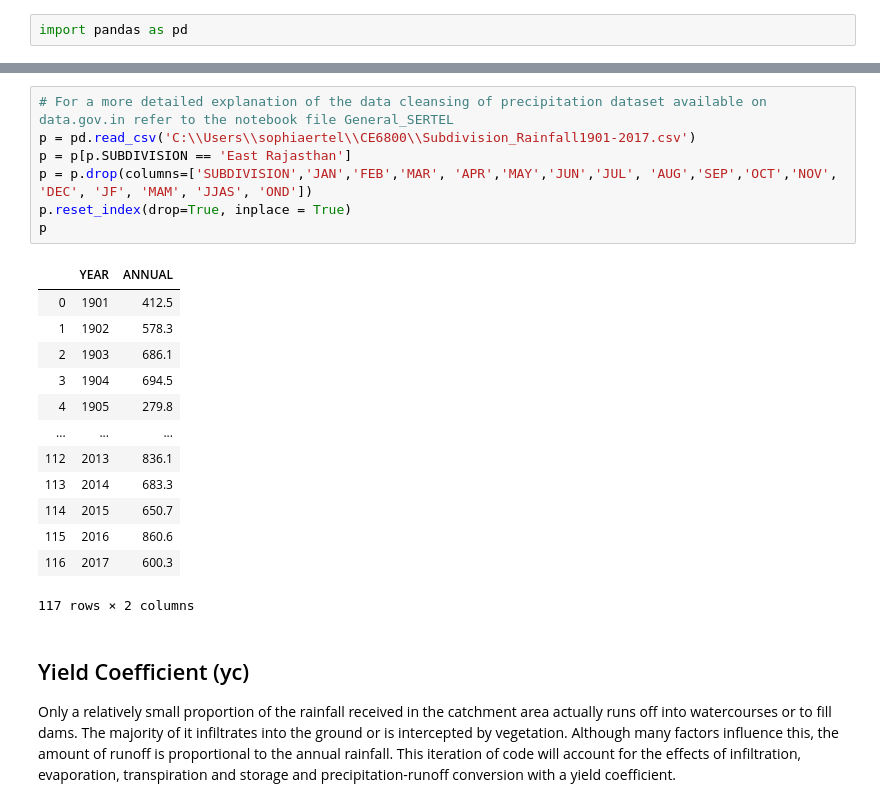
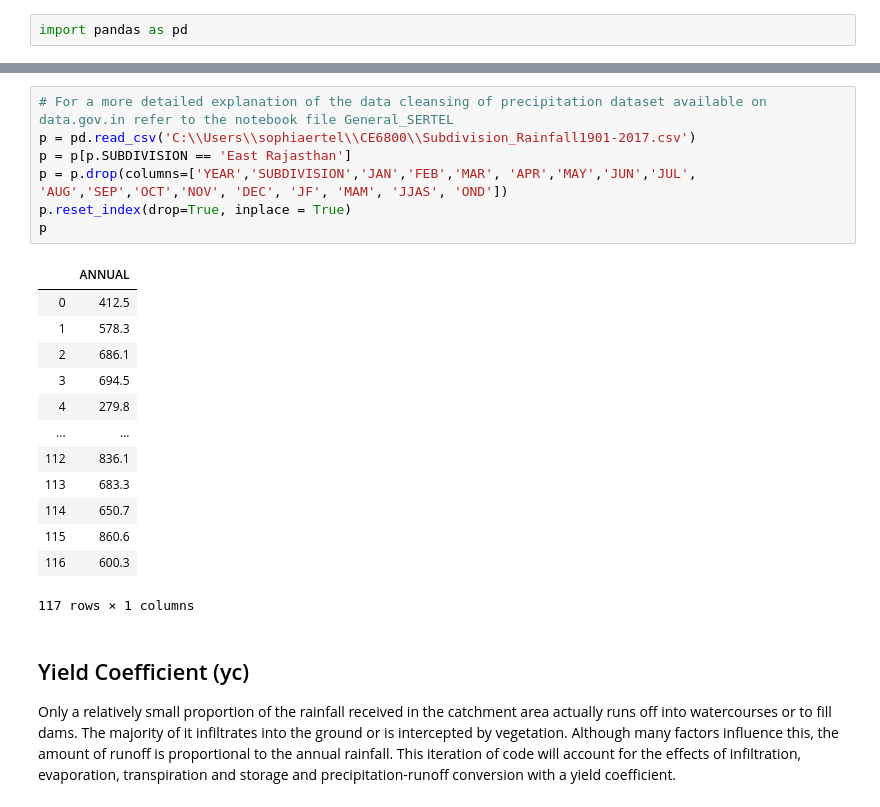
Before and after one commit to sophiaertel/CE6800_TermProject_Group1, a Jupyter notebook: HydraulicModel_SERTEL.ipynb, the cells around one changed output, grey strips where cells are left out. Drawn from its saved outputs; the diff is of its cells as text.

```diff
--- a/HydraulicModel_SERTEL.ipynb
+++ b/HydraulicModel_SERTEL.ipynb
@@ -21,24 +35,24 @@ Moving forward, annual rainfall averages will be imported as csv from the Predic
 # %%
 # For a more detailed explanation of the data cleansing of precipitation dataset available on data.gov.in refer to the notebook file General_SERTEL
 p = pd.read_csv('C:\\Users\\sophiaertel\\CE6800\\Subdivision_Rainfall1901-2017.csv')
 p = p[p.SUBDIVISION == 'East Rajasthan']
-p = p.drop(columns=['SUBDIVISION','JAN','FEB','MAR', 'APR','MAY','JUN','JUL', 'AUG','SEP','OCT','NOV', 'DEC', 'JF', 'MAM', 'JJAS', 'OND'])
+p = p.drop(columns=['YEAR','SUBDIVISION','JAN','FEB','MAR', 'APR','MAY','JUN','JUL', 'AUG','SEP','OCT','NOV', 'DEC', 'JF', 'MAM', 'JJAS', 'OND'])
 p.reset_index(drop=True, inplace = True)
 p
 # %% [output]
-|  | YEAR | ANNUAL |
-| 0 | 1901 | 412.5 |
-| 1 | 1902 | 578.3 |
-| 2 | 1903 | 686.1 |
-| 3 | 1904 | 694.5 |
-| 4 | 1905 | 279.8 |
-| ... | ... | ... |
-| 112 | 2013 | 836.1 |
-| 113 | 2014 | 683.3 |
-| 114 | 2015 | 650.7 |
-| 115 | 2016 | 860.6 |
-| 116 | 2017 | 600.3 |
+|  | ANNUAL |
+| 0 | 412.5 |
+| 1 | 578.3 |
+| 2 | 686.1 |
+| 3 | 694.5 |
+| 4 | 279.8 |
+| ... | ... |
+| 112 | 836.1 |
+| 113 | 683.3 |
+| 114 | 650.7 |
+| 115 | 860.6 |
+| 116 | 600.3 |
-117 rows × 2 columns
+117 rows × 1 columns
 # %% [markdown]
 ## Yield Coefficient (yc)
 Only a relatively small proportion of the rainfall received in the catchment area actually runs off into watercourses or to fill dams. The majority of it infiltrates into the ground or is intercepted by vegetation. Although many factors influence this, the amount of runoff is proportional to the annual rainfall. This iteration of code will account for the effects of infiltration, evaporation, transpiration and storage and precipitation-runoff conversion with a yield coefficient.
```
Also changed, not shown: parts of 12 cells of this notebook.
